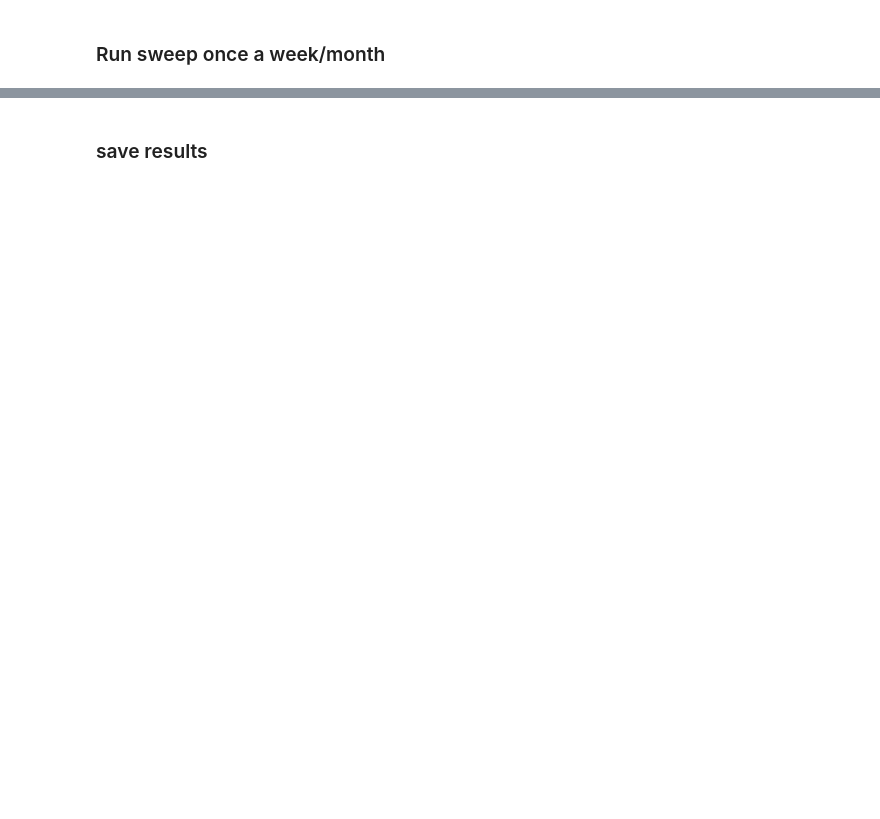
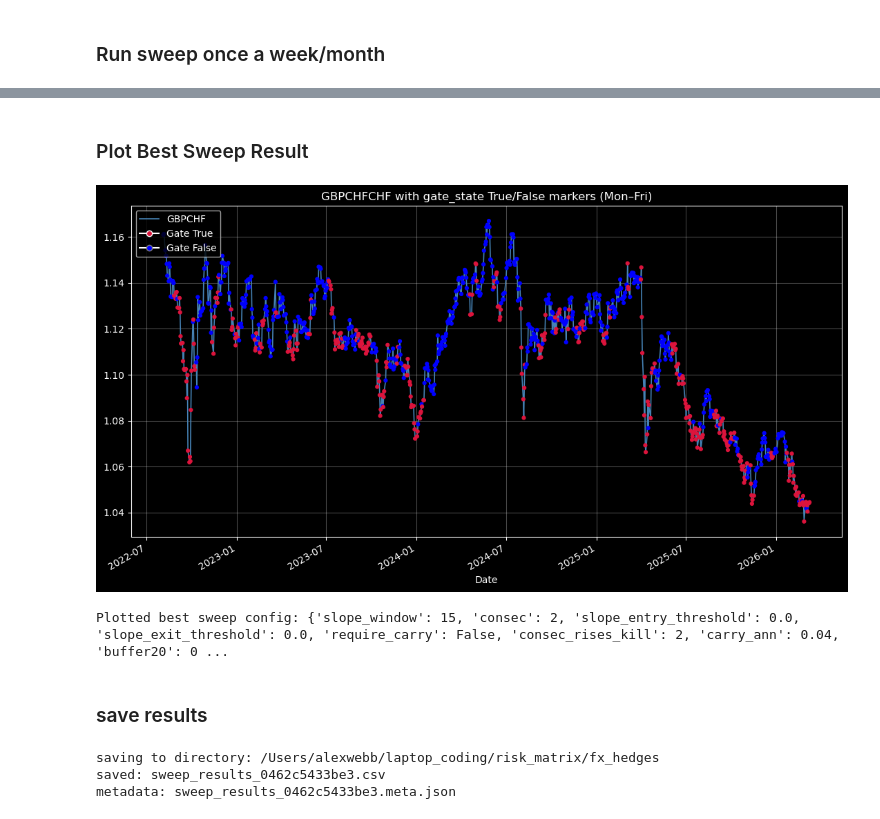
Before and after one commit to nimchimpski/GeoQuant, a Jupyter notebook: fx_hedges/fxshort_run.ipynb, the cells around one changed output, grey strips where cells are left out. Saved outputs shown, nothing was run; the diff lists cells and outputs as text; code cells hidden in the pictures; blank space fills up the shorter version.

```diff
--- a/fx_hedges/fxshort_run.ipynb
+++ b/fx_hedges/fxshort_run.ipynb
@@ -159,17 +334,60 @@ GBPCHF.FOREX
+# %% [markdown]
+### Plot Best Sweep Result
+# %%
+# One plot only: use the top-ranked configuration after all windows are evaluated.
+best_row = results.iloc[0]
+
+best_cfg = {
+    "slope_window": int(best_row["slope_window"]),
+    "consec": int(best_row["consec"]),
+    "slope_entry_threshold": float(best_row["slope_entry_thr"]),
+    "slope_exit_threshold": float(best_row["slope_exit_thr"]),
+    "require_carry": bool(best_row["require_carry"]),
+    "consec_rises_kill": int(best_row["consec_rises_kill"]),
+    "carry_ann": float(best_row.get("carry_ann", 0.04)),
+    "buffer20": float(best_row.get("buffer20", 0.002)),
+    "grace_days": int(best_row.get("grace_days", 2)),
+    "min_run_days": 3,
+    "slope_source": str(best_row.get("slope_source", "log_price")),
+}
+
+best_gate = fxshort_gates.fxshort_gate(
+    s,
+    shift_for_signal=True,
+    **best_cfg,
+ )
+
+fxshort_gates.plot_gate_state(ticker, s, best_gate)
+print("Plotted best sweep config:", best_cfg)
+# %% [output]
+[figure, added]
+Plotted best sweep config: {'slope_window': 15, 'consec': 2, 'slope_entry_threshold': 0.0, 'slope_exit_threshold': 0.0, 'require_carry': False, 'consec_rises_kill': 2, 'carry_ann': 0.04, 'buffer20': 0 ...
 # %% [markdown]
 ### save results
 # %%
-save_pth = pathlib.Path('sweep_results.csv')
-# round all floats in results to 3 decimal places for easier reading
-results = results.round(3)
-# add start and end dates to results
-'''results['start_date'] = start.date()
-results['end_date'] = end.date()
-#  move start and end to front
-cols = results.columns.tolist()
-cols = ['start_date', 'end_date'] + [col for col in cols if col not in ['start_date', 'end_date']]
-results = results[cols]'''
+save_dir = pathlib.Path(".")
+print("saving to directory:", save_dir.resolve())
+save_dir.mkdir(parents=True, exist_ok=True)
 
+results_to_save = results.copy()
+float_cols = results_to_save.select_dtypes(include=["float64", "float32"]).columns
+results_to_save[float_cols] = results_to_save[float_cols].round(6)
 
-# to_save = (results, start, end)
-results.to_csv(save_pth, mode='a', index=False, header=not os.path.exists(save_pth))
+# Atomic write to run-specific file + metadata sidecar for reproducibility.
+run_csv = save_dir / f"sweep_results_{run_meta['run_id']}.csv"
+tmp_csv = run_csv.with_suffix(".tmp")
+results_to_save.to_csv(tmp_csv, index=False)
+os.replace(tmp_csv, run_csv)
+
+meta_path = save_dir / f"sweep_results_{run_meta['run_id']}.meta.json"
+tmp_meta = meta_path.with_suffix(".tmp")
+with open(tmp_meta, "w", encoding="utf-8") as f:
+    json.dump(run_meta, f, indent=2, sort_keys=True)
+os.replace(tmp_meta, meta_path)
+
+print("saved:", run_csv)
+print("metadata:", meta_path)
+# %% [output]
+saving to directory: /Users/alexwebb/laptop_coding/risk_matrix/fx_hedges
+saved: sweep_results_0462c5433be3.csv
+metadata: sweep_results_0462c5433be3.meta.json
```
Also changed, not shown: parts of 13 cells of this notebook, 12 other files.
